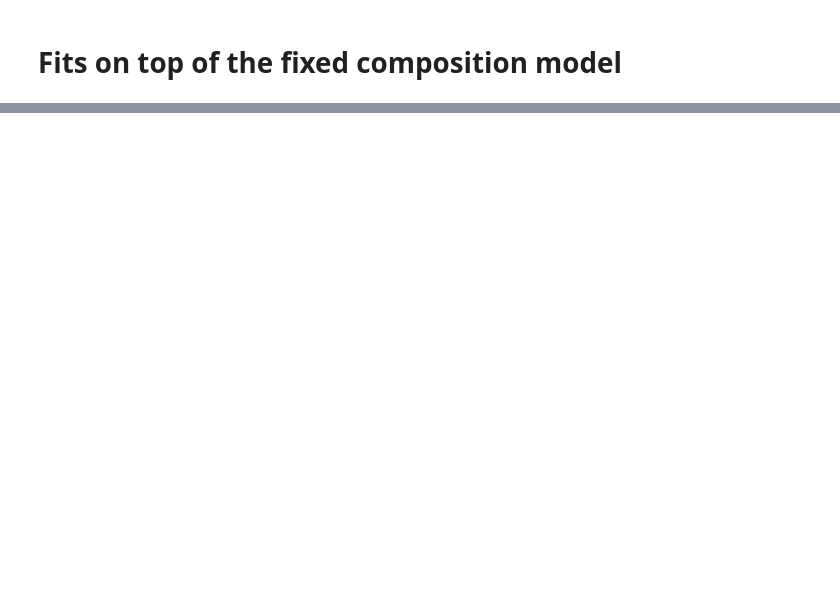
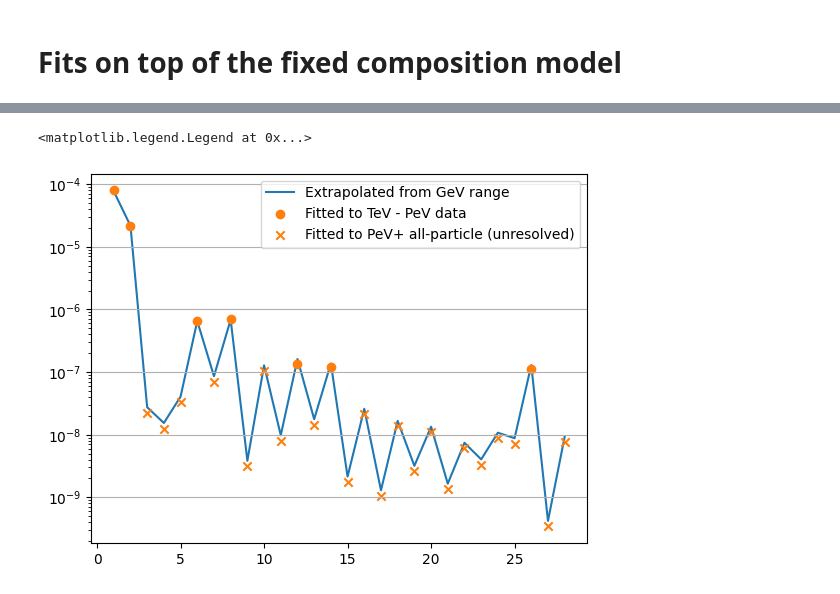
Before and after one commit to nj-vs-vh/EVA, a Jupyter notebook: mle-staged-fit.ipynb, the cells around one changed output, grey strips where cells are left out. Cells and saved outputs as stored; diff of their text form; code cells hidden in the pictures; blank space fills up the shorter version.

```diff
--- a/mle-staged-fit.ipynb
+++ b/mle-staged-fit.ipynb
@@ -311,0 +329,46 @@ _ = model_with_free_Z_component(res.x).plot(full_fit_data, scale=2.6)
+# %%
+from matplotlib import pyplot as plt
+from cr_knee_fit.elements import low_energy_CR_spectra, Z_to_element_name, unresolved_element_names
+
+fitted_abundances = {
+    el.name if isinstance(el, Element) else el: ab for el, ab in m.compute_abundances(R=1e3).items()
+}
+
+Z_grid = np.arange(1, 29, step=1, dtype=int)
+pre = []
+post = []
+for Z in Z_grid:
+    element_name = Z_to_element_name[Z]
+    pre.append(low_energy_CR_spectra[element_name][0])
+    post.append(fitted_abundances[element_name])
+pre = np.array(pre)
+post = np.array(post)
+
+fig, ax = plt.subplots()
+ax.plot(
+    Z_grid,
+    pre,
+    label="Extrapolated from GeV range",
+    zorder=-10,
+)
+is_unresolved_mask = np.array([Z_to_element_name[Z] in unresolved_element_names for Z in Z_grid])
+ax.scatter(
+    Z_grid[~is_unresolved_mask],
+    post[~is_unresolved_mask],
+    marker="o",
+    label="Fitted to TeV - PeV data",
+    color="tab:orange",
+)
+ax.scatter(
+    Z_grid[is_unresolved_mask],
+    post[is_unresolved_mask],
+    marker="x",
+    label="Fitted to PeV+ all-particle (unresolved)",
+    color="tab:orange",
+)
+ax.set_yscale("log")
+ax.grid(True, "major", "y")
+ax.legend()
+# %% [output]
+<matplotlib.legend.Legend at 0x...>
+[figure, added]
```
Also changed, not shown: parts of 7 cells of this notebook, 7 other files.
